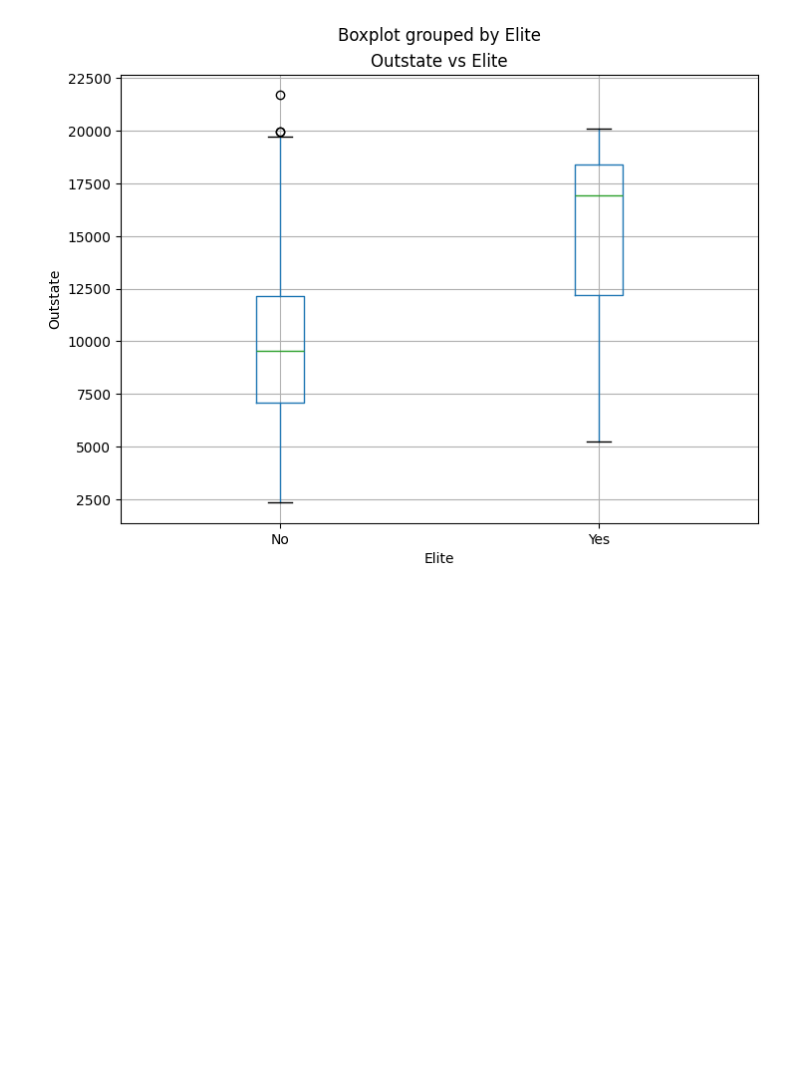
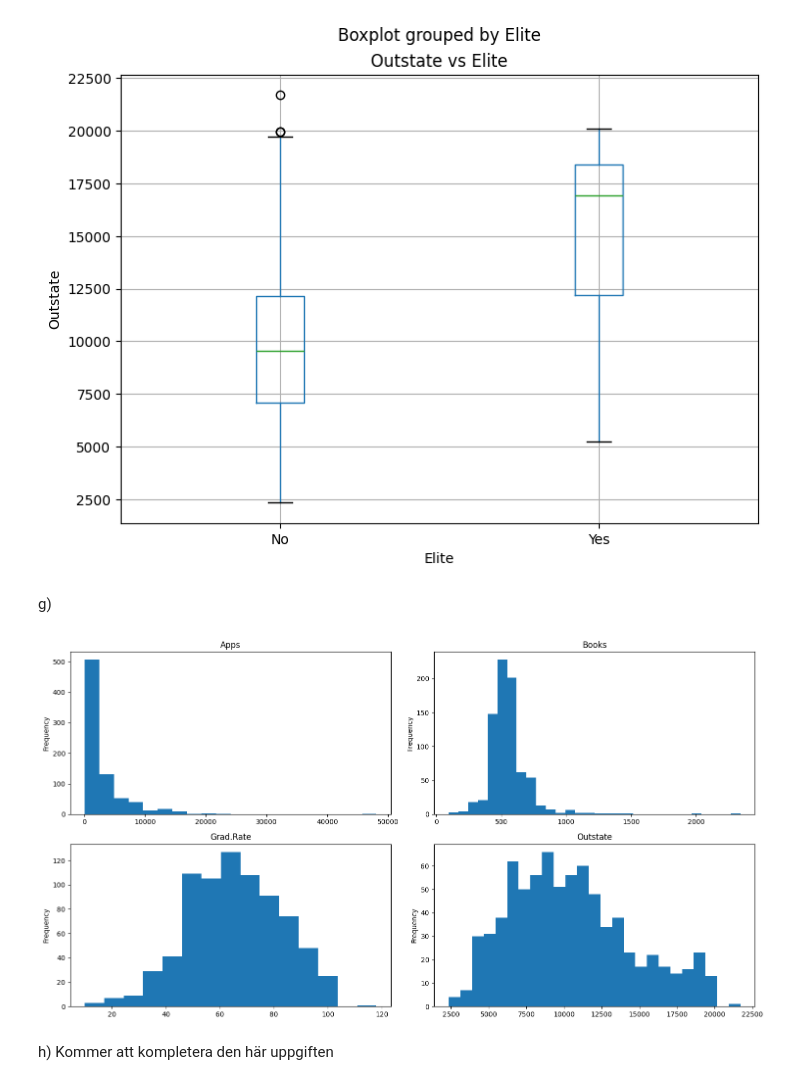
Before and after one commit to marx126/Databehandling-IAN-GAGLIARDI, a Jupyter notebook: Labs/labb_databehandling.ipynb, the cells around one changed output. Saved outputs shown, nothing was run; the diff lists cells and outputs as text; code cells hidden in the pictures; blank space fills up the shorter version.

```diff
--- a/Labs/labb_databehandling.ipynb
+++ b/Labs/labb_databehandling.ipynb
@@ -50,3 +63,26 @@ plt.ylabel('Outstate')
 plt.show()
 # %% [output]
 [figure]
+# %% [markdown]
+g)
+# %%
+fig, axes = plt.subplots(2, 2, figsize=(15, 8))
+
+college['Apps'].plot.hist(ax=axes[0, 0], bins=20)
+axes[0, 0].set_title('Apps')
+
+college['Books'].plot.hist(ax=axes[0, 1], bins=30)
+axes[0, 1].set_title('Books')
+
+college['Grad.Rate'].plot.hist(ax=axes[1, 0], bins=15)
+axes[1, 0].set_title('Grad.Rate')
+
+college['Outstate'].plot.hist(ax=axes[1, 1], bins=25)
+axes[1, 1].set_title('Outstate')
+
+plt.tight_layout()
+plt.show()
+# %% [output]
+[figure, added]
+# %% [markdown]
+h) Kommer att kompletera den här uppgiften
```
Also changed, not shown: parts of 8 cells of this notebook, 3 other files.
